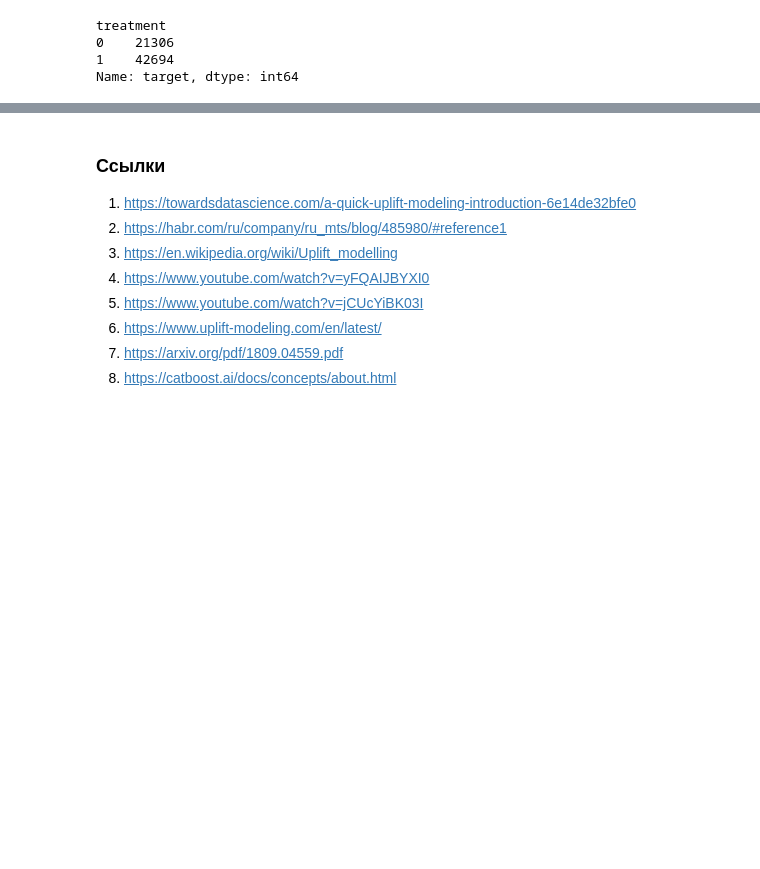
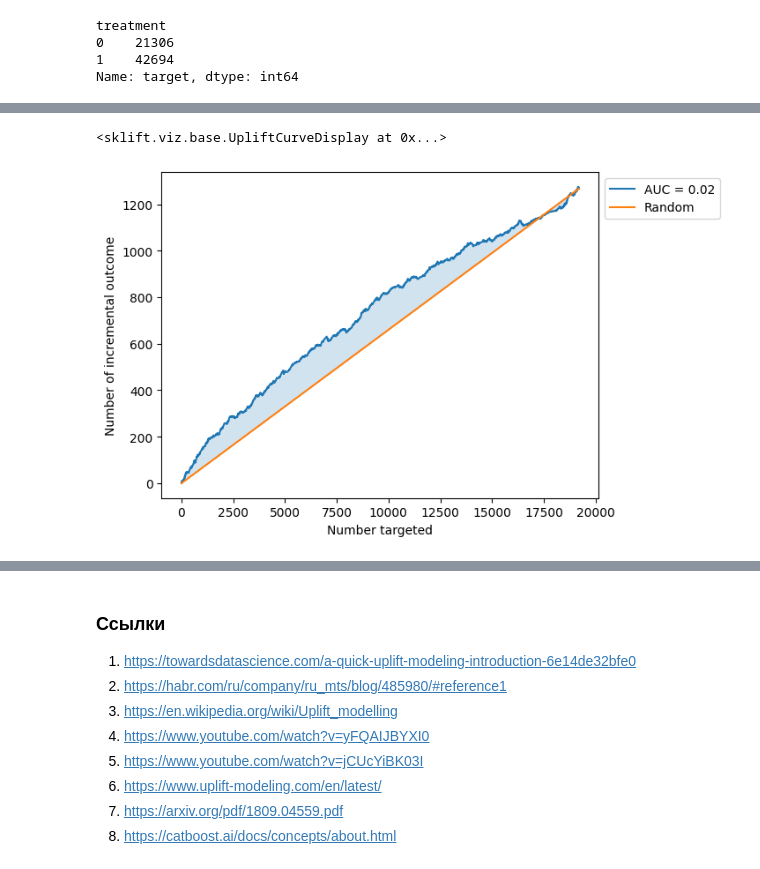
Before and after one commit to Anbionchik/Git_brain_lessons, a Jupyter notebook: Algorythms_in_business/Les4/webinar4.ipynb, the cells around one changed output, grey strips where cells are left out. Drawn from its saved outputs; the diff is of its cells as text; code cells hidden in the pictures; blank space fills up the shorter version.

```diff
--- a/Algorythms_in_business/Les4/webinar4.ipynb
+++ b/Algorythms_in_business/Les4/webinar4.ipynb
@@ -522,0 +530,5 @@ plt.grid(axis='y', alpha=0.75)
+# %%
+plot_uplift_curve(y_val, uplift_sm, X_val_treat, perfect=False)
+# %% [output]
+<sklift.viz.base.UpliftCurveDisplay at 0x...>
+[figure, added]
```
Also changed, not shown: parts of 18 cells of this notebook.
